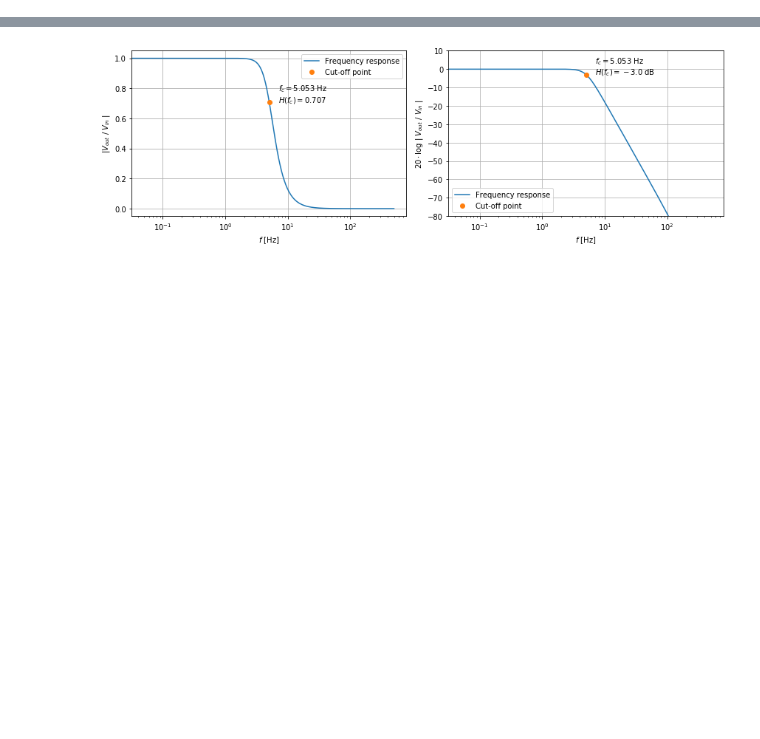
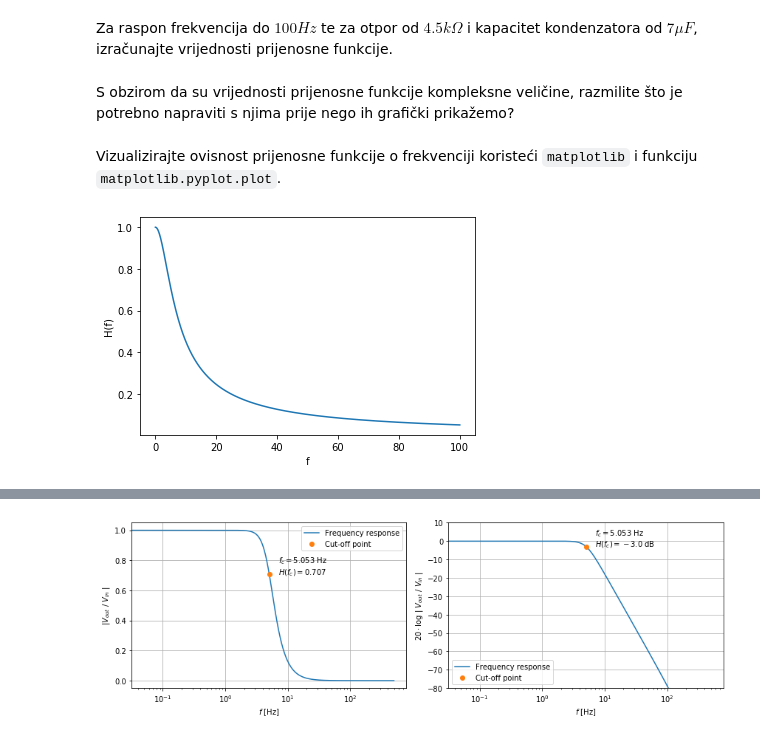
Before and after one commit to akapet00/teaching, a Jupyter notebook: emc_512/lab/Python/02-lab-ex-sol.ipynb, the cells around one changed output, grey strips where cells are left out. Saved outputs shown, nothing was run; the diff lists cells and outputs as text; code cells hidden in the pictures; blank space fills up the shorter version.

```diff
--- a/emc_512/lab/Python/02-lab-ex.ipynb
+++ b/emc_512/lab/Python/02-lab-ex-sol.ipynb
@@ -53,3 +120,0 @@ import numpy as np
-# %%
-def rc_lowpass(R, C, f):
-    return 1/(1+2j*np.pi*f*C*R)
@@ -120,0 +183,11 @@ plt.show()
+# %%
+R = 4.5e3  # otpor u Ohm
+C = 7.0e-6  # kapacitet u F
+
+Hc = rc_lowpass(R, C, fc)  # prijenosna funkcija pri cutoff frekvenciji
+
+print(f'R = {R / 1000:.2f} kΩ')
+print(f'C = {C * 10**6:.2f} µF')
+print(f'pojačanje pri cutoff frekvenciji iznosi {abs(Hc):.4f}, '
+      'očekivana vrijednost je 1/√2 - '
+      'provjerite ispravnost dobivenog rezutltata')
@@ -120,0 +205,21 @@ plt.show()
+# %% [markdown]
+Za raspon frekvencija do $100 Hz$ te za otpor od $4.5 k\Omega$ i kapacitet kondenzatora od $7 \mu F$, izračunajte vrijednosti prijenosne funkcije.
+# %%
+f = np.linspace(0, 100, 10000)  # raspon frekvencija od 0 do 100 Hz
+
+H = rc_lowpass(R, C, f)  # prijenosna funkcija
+# %% [markdown]
+S obzirom da su vrijednosti prijenosne funkcije kompleksne veličine, razmilite što je potrebno napraviti s njima prije nego ih grafički prikažemo?
+# %%
+Hm = np.abs(H)
+# %% [markdown]
+Vizualizirajte ovisnost prijenosne funkcije o frekvenciji koristeći `matplotlib` i funkciju `matplotlib.pyplot.plot`.
+# %%
+import matplotlib.pyplot as plt
+
+plt.plot(f, Hm)
+plt.xlabel('f')
+plt.ylabel('H(f)')
+plt.show()
+# %% [output]
+[figure, added]
```
Also changed, not shown: parts of 21 cells of this notebook.
